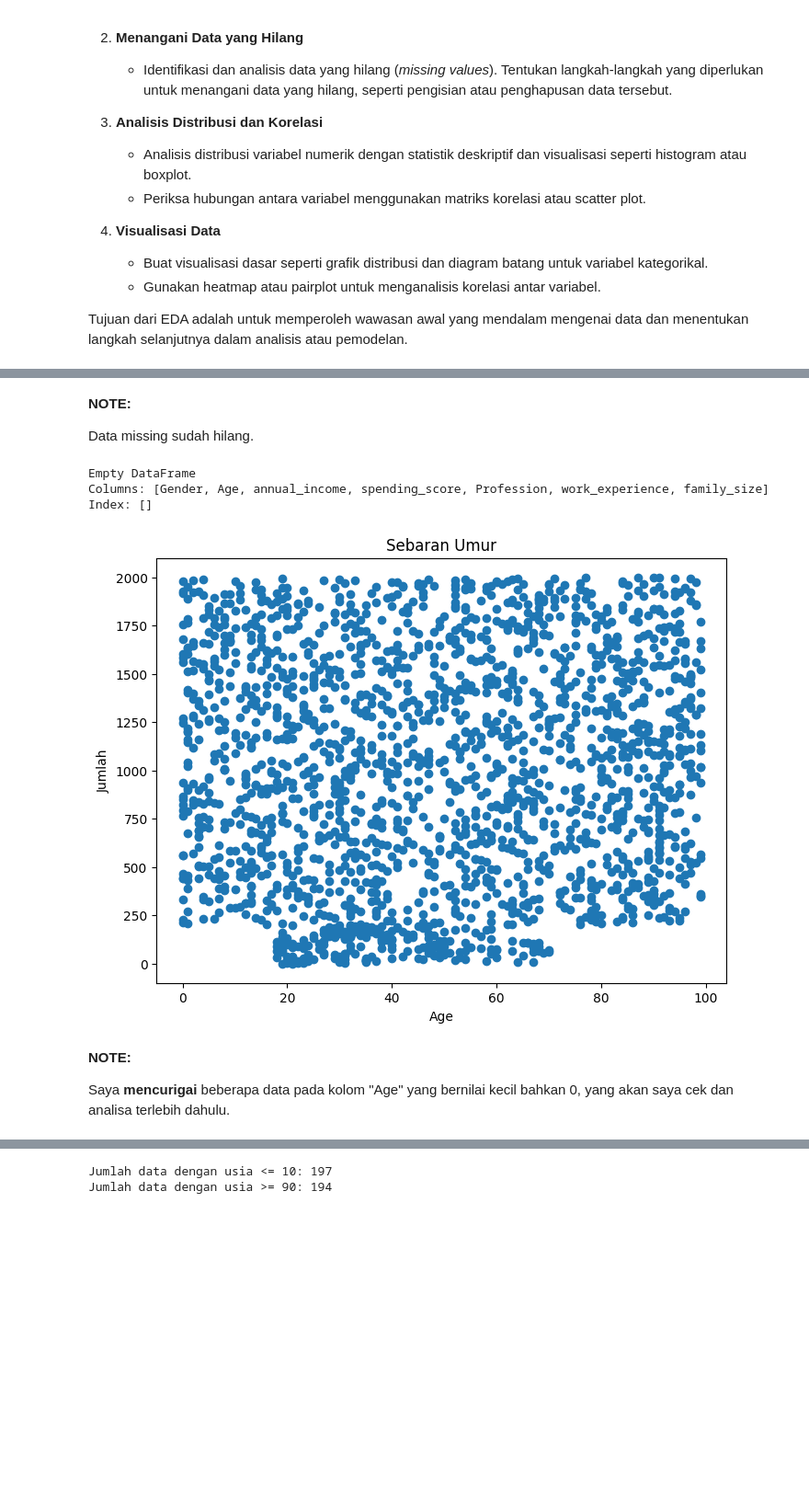
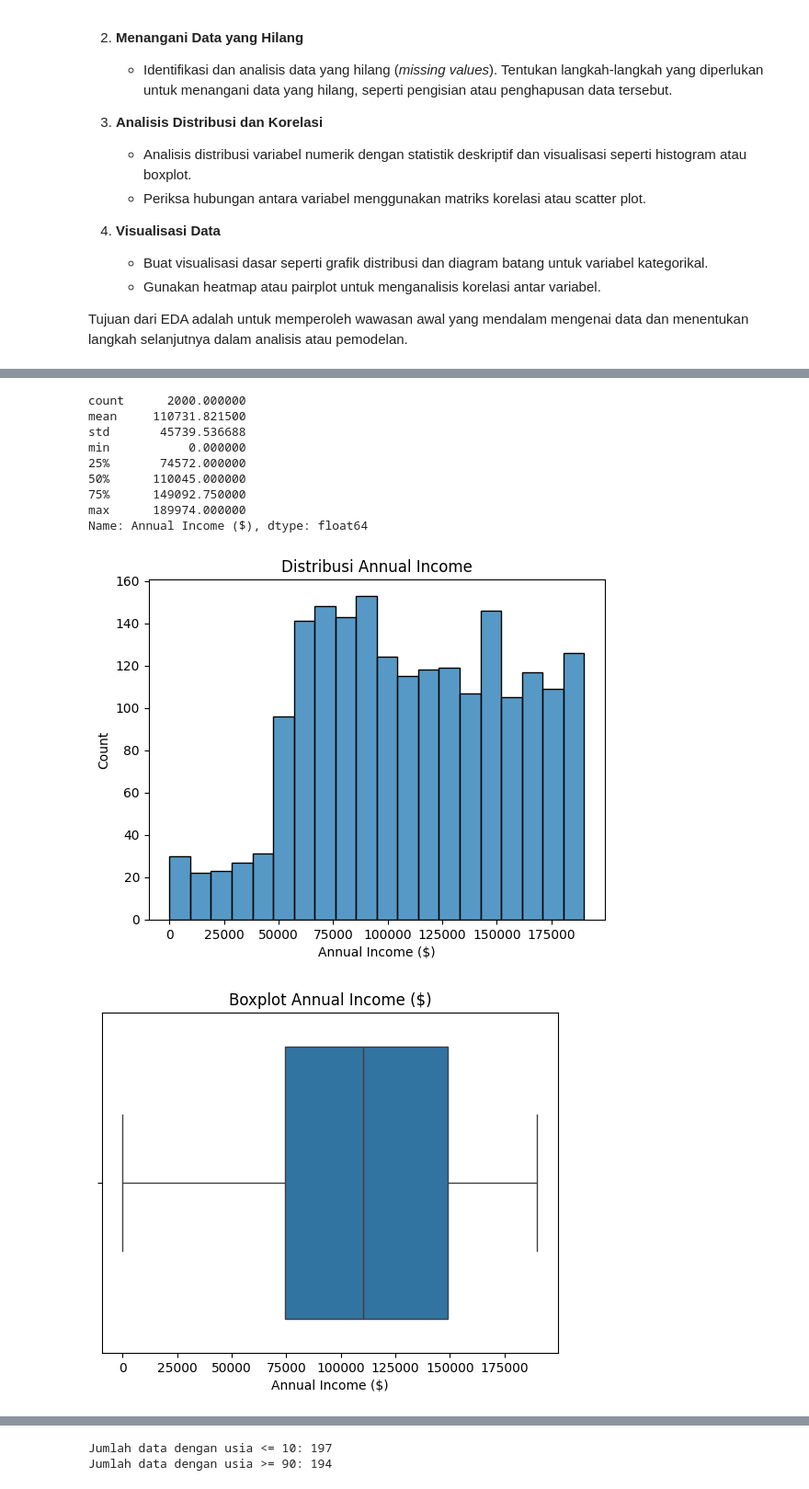
Before and after one commit to danendrafau/customer-segmentation, a Jupyter notebook: [Clustering]_Submission_Akhir_BMLP_Danendra_Fahar_Utama.ipynb, the cells around one changed output, grey strips where cells are left out. Shown at 92% size. Cells and saved outputs as stored; diff of their text form; code cells hidden in the pictures; blank space fills up the shorter version.

```diff
--- a/[Clustering]_Submission_Akhir_BMLP_Danendra_Fahar_Utama.ipynb
+++ b/[Clustering]_Submission_Akhir_BMLP_Danendra_Fahar_Utama.ipynb
@@ -81,6 +80,0 @@ data = data.drop('CustomerID', axis=1)
-# %%
-#rename kolom
-data.rename(columns={'Annual Income ($)': 'annual_income',
-                     'Spending Score (1-100)': 'spending_score',
-                     'Work Experience': 'work_experience',
-                     'Family Size': 'family_size'}, inplace=True)
@@ -104,4 +109 @@ family_size         0
 dtype: int64
-# %%
-#isi missing values dengan "Other"
-data['Profession'] = data['Profession'].fillna('Other')
@@ -122,33 +110,25 @@ dtype: int64
-# %% [markdown]
-**NOTE:**
-
-Data missing sudah hilang.
-# %%
-''' cek outlier'''
-#IQR
-Q1 = np.percentile(data['annual_income'], 25, interpolation='midpoint')
-Q3 = np.percentile(data['annual_income'], 75, interpolation='midpoint')
-IQR = Q3 - Q1
-
-lower_bound = Q1 - 1.5 * IQR
-upper_bound = Q3 + 1.5 * IQR
-cek_outliers = data[(data['annual_income'] < lower_bound) | (data['annual_income'] > upper_bound)]
-
-print(cek_outliers)
-
-#scatterplot
-plt.figure(figsize=(8, 6))
-plt.scatter(data['Age'], data.index)
-plt.xlabel("Age")
-plt.ylabel("Jumlah")
-plt.title("Sebaran Umur")
-plt.show()
-# %% [output]
-Empty DataFrame
-Columns: [Gender, Age, annual_income, spending_score, Profession, work_experience, family_size]
-Index: []
-[figure, removed]
-# %% [markdown]
-**NOTE:**
-
-Saya **mencurigai** beberapa data pada kolom "Age" yang bernilai kecil bahkan 0, yang akan saya cek dan analisa terlebih dahulu.
+# %%
+#stat desk
+print(data['Annual Income ($)'].describe())
+
+# Histogram
+sns.histplot(data['Annual Income ($)'], bins=20)
+plt.title('Distribusi Annual Income')
+plt.show()
+
+# Boxplot
+sns.boxplot(x=data['Annual Income ($)'])
+plt.title('Boxplot Annual Income ($)')
+plt.show()
+# %% [output]
+count      2000.000000
+mean     110731.821500
+std       45739.536688
+min           0.000000
+25%       74572.000000
+50%      110045.000000
+75%      149092.750000
+max      189974.000000
+Name: Annual Income ($), dtype: float64
+[figure, added]
+[figure, added]
```
Also changed, not shown: parts of 34 cells of this notebook.
